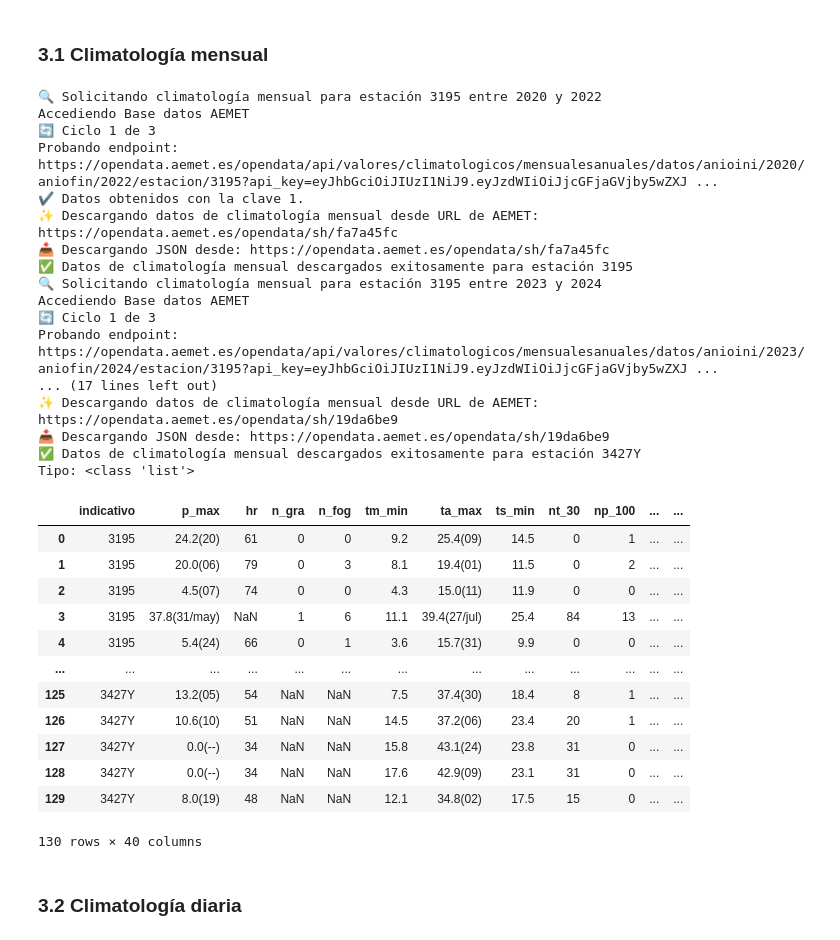
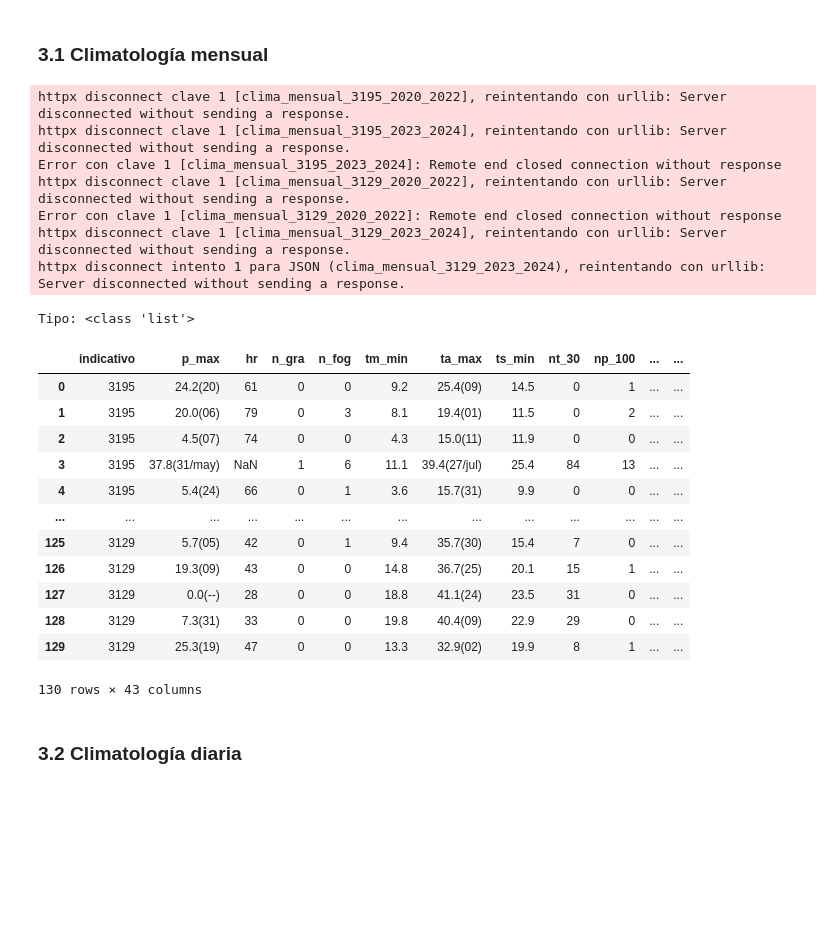
Before and after one commit to DatosMeteo/ametdata-py, a Jupyter notebook: demo/demo_functions.ipynb, the cells around one changed output. Cells and saved outputs as stored; diff of their text form; code cells hidden in the pictures; blank space fills up the shorter version.

```diff
--- a/demo/demo_functions.ipynb
+++ b/demo/demo_functions.ipynb
@@ -26,8 +29,13 @@ import pandas as pd
 # %% [markdown]
 ## 2. Avisos
 # %%
-from aemetdata.avisos import avisos_cap_ultimo_area
+from aemetdata.utils.suport_functions import AemetError
 
-archivos = await avisos_cap_ultimo_area("72", [API_KEY])
-print(f"Archivos CAP descargados: {list(archivos.keys())[:3]}")
+try:
+    from aemetdata.avisos import avisos_cap_ultimo_area
+
+    archivos = await avisos_cap_ultimo_area("61", [API_KEY])
+    print(f"Archivos CAP descargados: {list(archivos.keys())[:3]}")
+except (AemetError, Exception) as e:
+    print(f"Endpoint no disponible: {e}")
 # %% [output]
@@ -42,6 +52,11 @@ Error:
 # %%
-from aemetdata.avisos import avisos_cap_archivo
+from aemetdata.utils.suport_functions import AemetError
 
-archivos_hist = await avisos_cap_archivo("2026-05-13", "2026-05-15", [API_KEY])
-print(f"Archivos en el rango: {len(archivos_hist)}")
+try:
+    from aemetdata.avisos import avisos_cap_archivo
+
+    archivos_hist = await avisos_cap_archivo("2026-05-13", "2026-05-15", [API_KEY])
+    print(f"Archivos en el rango: {len(archivos_hist)}")
+except (AemetError, Exception) as e:
+    print(f"Endpoint no disponible: {e}")
 # %% [output]
@@ -65,41 +83,37 @@ avisos_2026-01-03_2026-01-04.tar.gz
 # %% [markdown]
 ### 3.1 Climatología mensual
 # %%
-from aemetdata.climatologia import datos_mensuales
-resultado = await datos_mensuales(["3195","3427Y"], 2020, 2024, [API_KEY])
-print(f"Tipo: {type(resultado)}")
-pd.DataFrame(resultado)
+from aemetdata.utils.suport_functions import AemetError
+
+try:
+    from aemetdata.climatologia import datos_mensuales
+    resultado = await datos_mensuales(["3195","3129"], 2020, 2024, [API_KEY])
+    print(f"Tipo: {type(resultado)}")
+    display(pd.DataFrame(resultado))
+except (AemetError, Exception) as e:
+    print(f"Endpoint no disponible: {e}")
 # %% [output]
-🔍 Solicitando climatología mensual para estación 3195 entre 2020 y 2022
-Accediendo Base datos AEMET
-🔄 Ciclo 1 de 3
-Probando endpoint: https://opendata.aemet.es/opendata/api/valores/climatologicos/mensualesanuales/datos/anioini/2020/aniofin/2022/estacion/3195?api_key=eyJhbGciOiJIUzI1NiJ9.eyJzdWIiOiJjcGFjaGVjby5wZXJ ...
-✔️ Datos obtenidos con la clave 1.
-✨ Descargando datos de climatología mensual desde URL de AEMET: https://opendata.aemet.es/opendata/sh/fa7a45fc
-📥 Descargando JSON desde: https://opendata.aemet.es/opendata/sh/fa7a45fc
-✅ Datos de climatología mensual descargados exitosamente para estación 3195
-🔍 Solicitando climatología mensual para estación 3195 entre 2023 y 2024
-Accediendo Base datos AEMET
-🔄 Ciclo 1 de 3
-Probando endpoint: https://opendata.aemet.es/opendata/api/valores/climatologicos/mensualesanuales/datos/anioini/2023/aniofin/2024/estacion/3195?api_key=eyJhbGciOiJIUzI1NiJ9.eyJzdWIiOiJjcGFjaGVjby5wZXJ ...
-... (17 lines left out)
-✨ Descargando datos de climatología mensual desde URL de AEMET: https://opendata.aemet.es/opendata/sh/19da6be9
-📥 Descargando JSON desde: https://opendata.aemet.es/opendata/sh/19da6be9
-✅ Datos de climatología mensual descargados exitosamente para estación 3427Y
-Tipo: <class 'list'>
+httpx disconnect clave 1 [clima_mensual_3195_2020_2022], reintentando con urllib: Server disconnected without sending a response.
+httpx disconnect clave 1 [clima_mensual_3195_2023_2024], reintentando con urllib: Server disconnected without sending a response.
+Error con clave 1 [clima_mensual_3195_2023_2024]: Remote end closed connection without response
+httpx disconnect clave 1 [clima_mensual_3129_2020_2022], reintentando con urllib: Server disconnected without sending a response.
+Error con clave 1 [clima_mensual_3129_2020_2022]: Remote end closed connection without response
+httpx disconnect clave 1 [clima_mensual_3129_2023_2024], reintentando con urllib: Server disconnected without sending a response.
+httpx disconnect intento 1 para JSON (clima_mensual_3129_2023_2024), reintentando con urllib: Server disconnected without sending a response.
+Tipo: <class 'list'>
 |  | indicativo | p_max | hr | n_gra | n_fog | tm_min | ta_max | ts_min | nt_30 | np_100 | ... | ... |
 | 0 | 3195 | 24.2(20) | 61 | 0 | 0 | 9.2 | 25.4(09) | 14.5 | 0 | 1 | ... | ... |
 | 1 | 3195 | 20.0(06) | 79 | 0 | 3 | 8.1 | 19.4(01) | 11.5 | 0 | 2 | ... | ... |
 | 2 | 3195 | 4.5(07) | 74 | 0 | 0 | 4.3 | 15.0(11) | 11.9 | 0 | 0 | ... | ... |
 | 3 | 3195 | 37.8(31/may) | NaN | 1 | 6 | 11.1 | 39.4(27/jul) | 25.4 | 84 | 13 | ... | ... |
 | 4 | 3195 | 5.4(24) | 66 | 0 | 1 | 3.6 | 15.7(31) | 9.9 | 0 | 0 | ... | ... |
 | ... | ... | ... | ... | ... | ... | ... | ... | ... | ... | ... | ... | ... |
-| 125 | 3427Y | 13.2(05) | 54 | NaN | NaN | 7.5 | 37.4(30) | 18.4 | 8 | 1 | ... | ... |
-| 126 | 3427Y | 10.6(10) | 51 | NaN | NaN | 14.5 | 37.2(06) | 23.4 | 20 | 1 | ... | ... |
-| 127 | 3427Y | 0.0(--) | 34 | NaN | NaN | 15.8 | 43.1(24) | 23.8 | 31 | 0 | ... | ... |
-| 128 | 3427Y | 0.0(--) | 34 | NaN | NaN | 17.6 | 42.9(09) | 23.1 | 31 | 0 | ... | ... |
-| 129 | 3427Y | 8.0(19) | 48 | NaN | NaN | 12.1 | 34.8(02) | 17.5 | 15 | 0 | ... | ... |
+| 125 | 3129 | 5.7(05) | 42 | 0 | 1 | 9.4 | 35.7(30) | 15.4 | 7 | 0 | ... | ... |
+| 126 | 3129 | 19.3(09) | 43 | 0 | 0 | 14.8 | 36.7(25) | 20.1 | 15 | 1 | ... | ... |
+| 127 | 3129 | 0.0(--) | 28 | 0 | 0 | 18.8 | 41.1(24) | 23.5 | 31 | 0 | ... | ... |
+| 128 | 3129 | 7.3(31) | 33 | 0 | 0 | 19.8 | 40.4(09) | 22.9 | 29 | 0 | ... | ... |
+| 129 | 3129 | 25.3(19) | 47 | 0 | 0 | 13.3 | 32.9(02) | 19.9 | 8 | 1 | ... | ... |
-130 rows × 40 columns
+130 rows × 43 columns
 # %% [markdown]
 ### 3.2 Climatología diaria
 # %%
```
Also changed, not shown: parts of 23 cells of this notebook, 19 other files.
